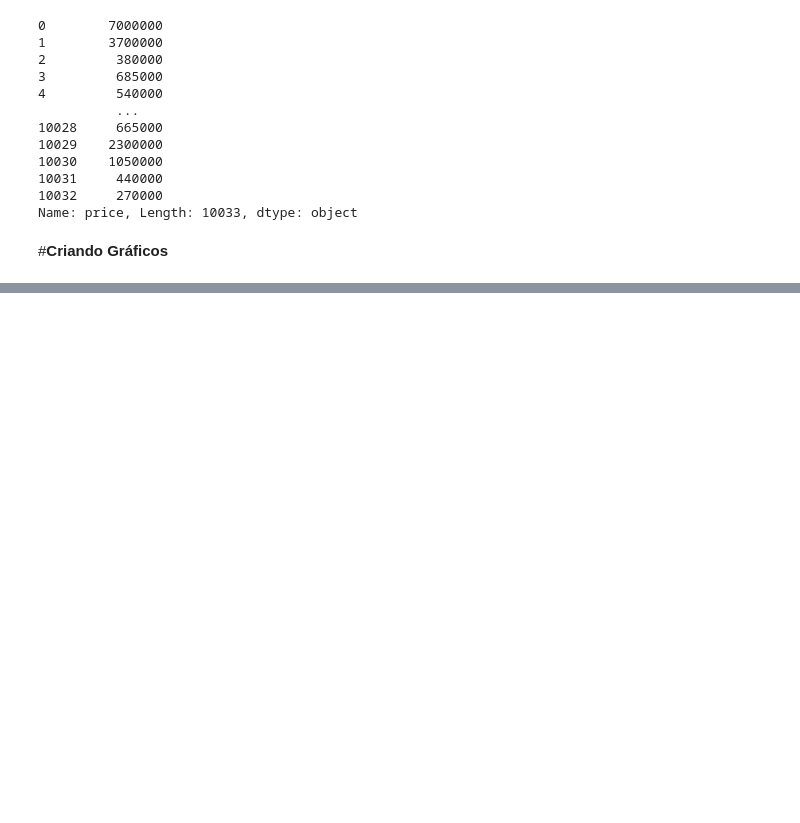
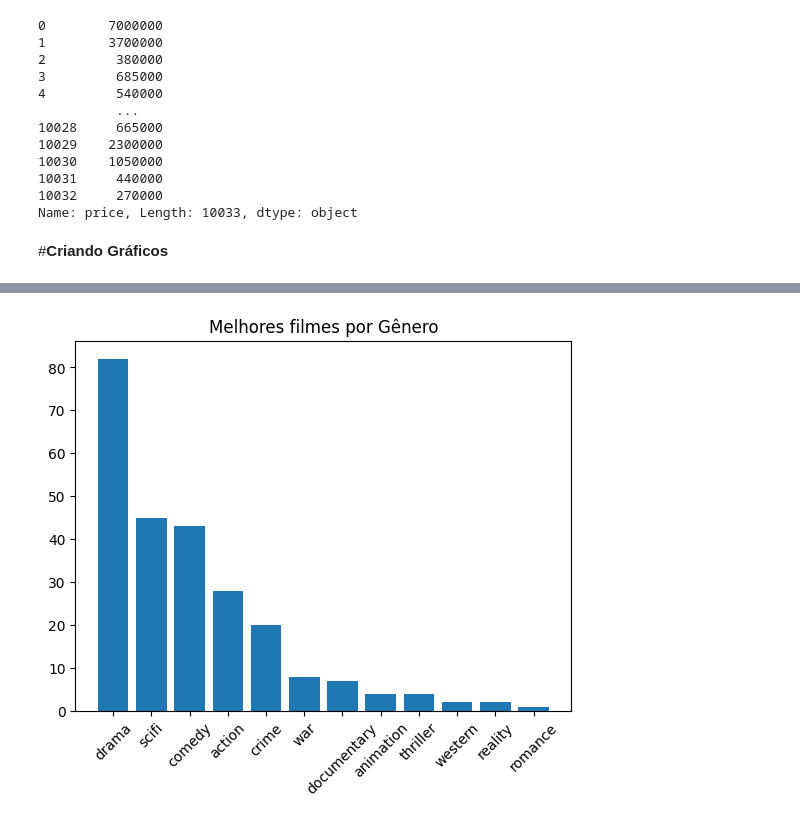
Before and after one commit to paulaprado1904/DataScience, a Jupyter notebook: Data_Science_AdaCoders2024Santander.ipynb, the cells around one changed output, grey strips where cells are left out. Cells and saved outputs as stored; diff of their text form; code cells hidden in the pictures; blank space fills up the shorter version.

Commit message:
Aulas plotagem gráfico

```diff
--- a/Data_Science_AdaCoders2024Santander.ipynb
+++ b/Data_Science_AdaCoders2024Santander.ipynb
@@ -402,3 +402,14 @@ df['price']
 Name: price, Length: 10033, dtype: object
 # %% [markdown]
 #**Criando Gráficos**
+# %%
+import pandas as pd
+import matplotlib.pyplot as plt
+df = pd.read_csv('/content/datasets/netflix.csv')
+df = df.drop(df.columns[0], axis = 1)
+# Remove a primeira coluna do DataFrame 'df'.
+# A função 'drop' é usada para eliminar a coluna cujo nome é especificado em 'df.columns[0]',
+# e 'axis=1' indica que estamos removendo uma coluna (não uma linha).
+# O resultado é atribuído de volta a 'df', atualizando o DataFrame para não incluir a primeira coluna.
+
+df.head()
@@ -404,0 +440,21 @@ Name: price, Length: 10033, dtype: object
+# %%
+df['MAIN_GENRE'].value_counts().keys()        # a função keys, retorna a lista dos valores de MIAN_GENRE
+
+eixo_x = df['MAIN_GENRE'].value_counts().keys()  # Obtém os nomes dos gêneros únicos
+eixo_y = df['MAIN_GENRE'].value_counts().values    # Obtém as contagens de cada gênero
+# %%
+# Cria um gráfico de barras utilizando os dados fornecidos
+# 'eixo_x' contém os nomes dos gêneros únicos e 'eixo_y' contém as contagens correspondentes
+plt.bar(eixo_x, eixo_y)
+
+
+#Titulo
+plt.title('Melhores filmes por Gênero')
+
+p
+
+plt.xticks(rotation=45)
+# Exibe o gráfico na tela
+plt.show()
+# %% [output]
+[figure, added]
```
Also changed, not shown: parts of 2 cells of this notebook.
